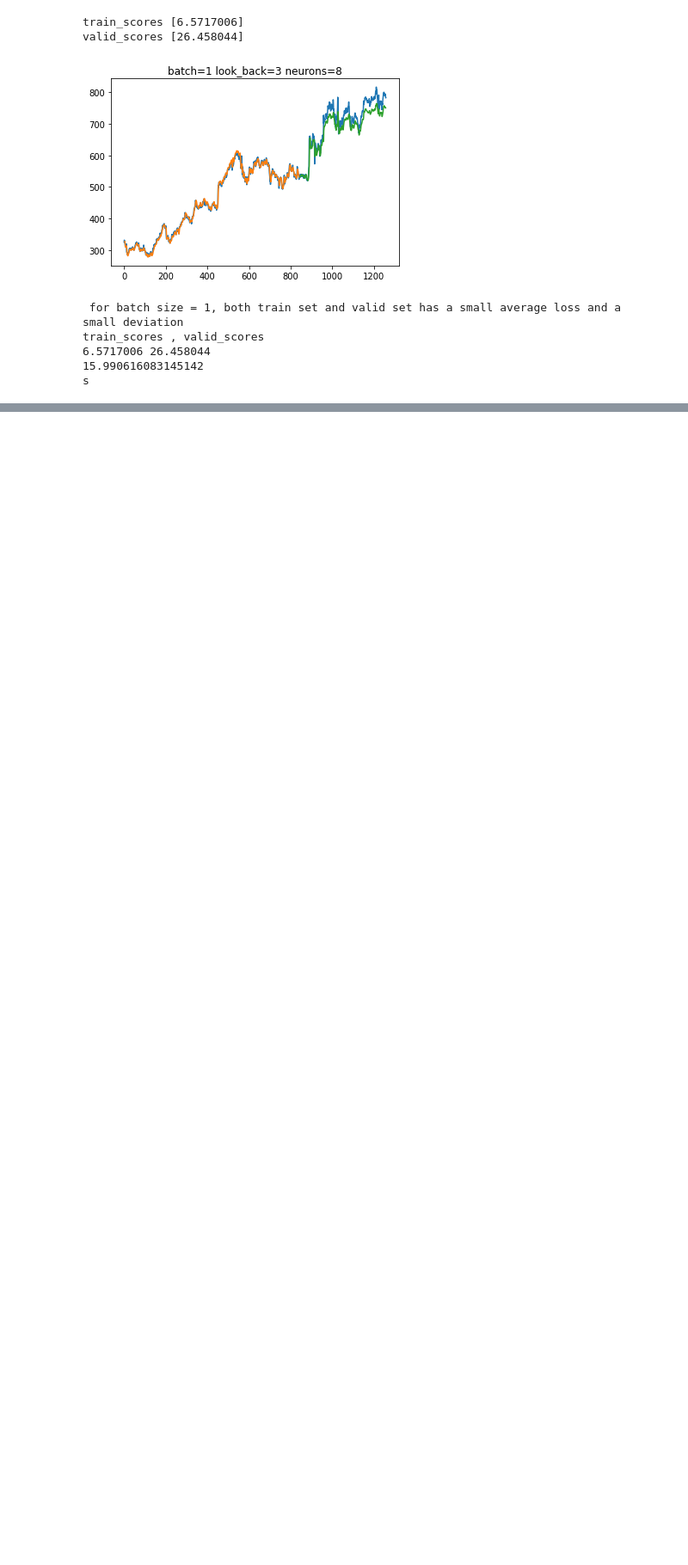
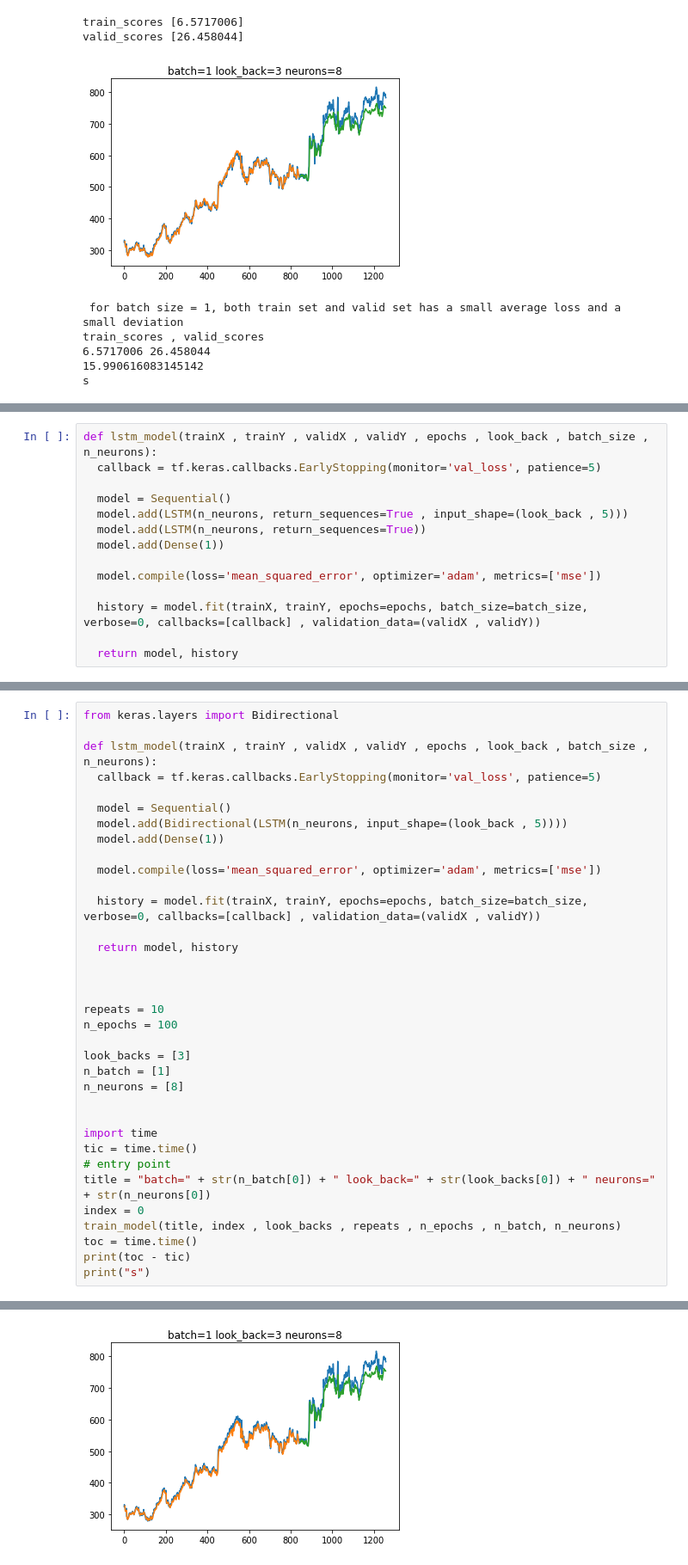
Before and after one commit to feliks3/Deep, a Jupyter notebook: assignment3/Assign3.ipynb, the cells around one changed output, grey strips where cells are left out. Shown at 86% size. Drawn from its saved outputs; the diff is of its cells as text; blank space fills up the shorter version.

```diff
--- a/assignment3/Assign3.ipynb
+++ b/assignment3/Assign3.ipynb
@@ -413,0 +401,14 @@ s
+# %%
+def lstm_model(trainX , trainY , validX , validY , epochs , look_back , batch_size , n_neurons):
+  callback = tf.keras.callbacks.EarlyStopping(monitor='val_loss', patience=5)
+
+  model = Sequential()
+  model.add(LSTM(n_neurons, return_sequences=True , input_shape=(look_back , 5)))
+  model.add(LSTM(n_neurons, return_sequences=True))
+  model.add(Dense(1))
+
+  model.compile(loss='mean_squared_error', optimizer='adam', metrics=['mse'])
+
+  history = model.fit(trainX, trainY, epochs=epochs, batch_size=batch_size, verbose=0, callbacks=[callback] , validation_data=(validX , validY))
+
+  return model, history
@@ -413,0 +417,36 @@ s
+# %%
+from keras.layers import Bidirectional
+
+def lstm_model(trainX , trainY , validX , validY , epochs , look_back , batch_size , n_neurons):
+  callback = tf.keras.callbacks.EarlyStopping(monitor='val_loss', patience=5)
+
+  model = Sequential()
+  model.add(Bidirectional(LSTM(n_neurons, input_shape=(look_back , 5))))
+  model.add(Dense(1))
+
+  model.compile(loss='mean_squared_error', optimizer='adam', metrics=['mse'])
+
+  history = model.fit(trainX, trainY, epochs=epochs, batch_size=batch_size, verbose=0, callbacks=[callback] , validation_data=(validX , validY))
+
+  return model, history
+
+
+
+repeats = 10
+n_epochs = 100
+
+look_backs = [3]
+n_batch = [1]
+n_neurons = [8]
+
+
+import time
+tic = time.time()
+# entry point
+title = "batch=" + str(n_batch[0]) + " look_back=" + str(look_backs[0]) + " neurons=" + str(n_neurons[0])
+index = 0
+train_model(title, index , look_backs , repeats , n_epochs , n_batch, n_neurons)
+toc = time.time()
+print(toc - tic)
+print("s")
+# %% [output]
@@ -413,0 +455 @@ s
+[figure, added]
```
Also changed, not shown: parts of 7 cells of this notebook, 2 other files.
